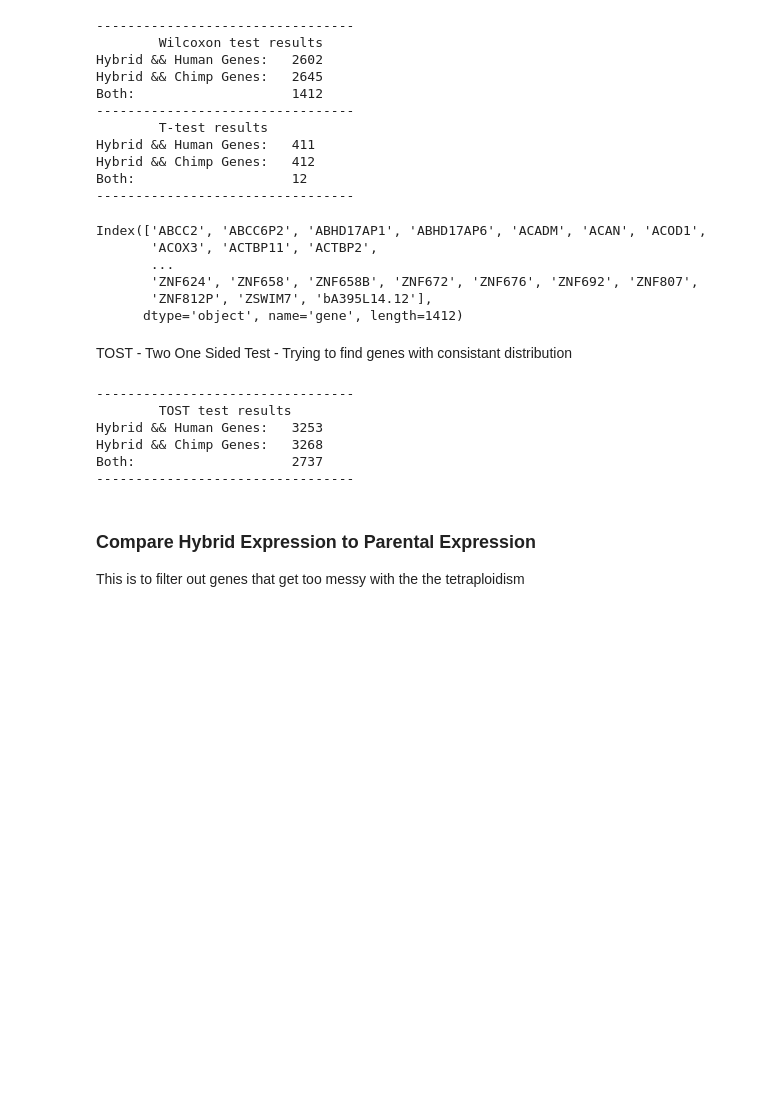
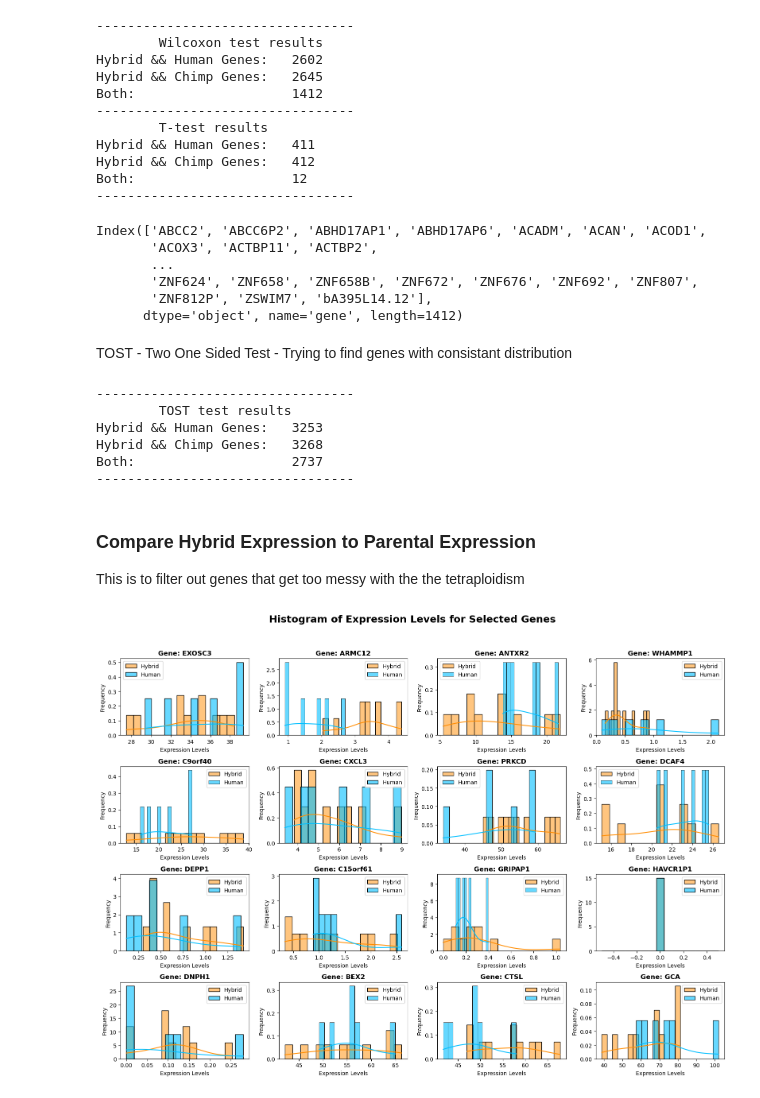
Before and after one commit to matanyaw9/iml_project, a Jupyter notebook: part_3.ipynb, the cells around one changed output. Saved outputs shown, nothing was run; the diff lists cells and outputs as text; code cells hidden in the pictures; blank space fills up the shorter version.

Commit message:
moved histograms

```diff
--- a/part_3.ipynb
+++ b/part_3.ipynb
@@ -193,8 +187,8 @@ high_p_values_ttest = np.logical_and(p_values.loc[:, 'p_val_ttest_hybrid_human']
 print("Both:\t\t\t", high_p_values_ttest.sum())
 print('---------------------------------')
 
-genes_that_we_will_test = normalized_df.index[high_p_values_wilcoxon]
-genes_that_we_will_test
+wilcoxon_equivalent_genes = normalized_df.index[high_p_values_wilcoxon]
+wilcoxon_equivalent_genes
 # %% [output]
 ---------------------------------
         Wilcoxon test results
@@ -236,7 +230,7 @@ def tost_test(gene, epsilon):
     }
 
 
-tost_p_values = pd.DataFrame(index=genes_that_we_will_test, columns=['lower_bound_p_val_hybrid_human',
+tost_p_values = pd.DataFrame(index=wilcoxon_equivalent_genes, columns=['lower_bound_p_val_hybrid_human',
                                                                     'upper_bound_p_val_hybrid_human',
                                                                     'lower_bound_p_val_hybrid_chimp',
                                                                     'upper_bound_p_val_hybrid_chimp'
@@ -244,14 +238,15 @@ tost_p_values = pd.DataFrame(index=genes_that_we_will_test, columns=['lower_boun
 for gene in normalized_df.index:
     tost_p_values.loc[gene] = tost_test(gene, epsilon=0.5)
 # %%
-human_hybrid_equivalence = np.maximum(tost_p_values['lower_bound_p_val_hybrid_human'], tost_p_values['upper_bound_p_val_hybrid_human']) < 0.05
-chimp_hybrid_equivalence = np.maximum(tost_p_values['lower_bound_p_val_hybrid_chimp'], tost_p_values['upper_bound_p_val_hybrid_chimp']) < 0.05
+human_hybrid_tost_equivalence = np.maximum(tost_p_values['lower_bound_p_val_hybrid_human'], tost_p_values['upper_bound_p_val_hybrid_human']) < 0.05
+chimp_hybrid_tost_equivalence = np.maximum(tost_p_values['lower_bound_p_val_hybrid_chimp'], tost_p_values['upper_bound_p_val_hybrid_chimp']) < 0.05
 
 print('---------------------------------')
 print('\tTOST test results')
-print("Hybrid && Human Genes:\t", human_hybrid_equivalence.sum())
-print("Hybrid && Chimp Genes:\t", chimp_hybrid_equivalence.sum())
-print('Both:\t\t\t', np.logical_and(human_hybrid_equivalence, chimp_hybrid_equivalence).sum())
+print("Hybrid && Human Genes:\t", human_hybrid_tost_equivalence.sum())
+print("Hybrid && Chimp Genes:\t", chimp_hybrid_tost_equivalence.sum())
+tost_equivalent_genes = normalized_df.index[np.logical_and(human_hybrid_tost_equivalence, chimp_hybrid_tost_equivalence)]
+print('Both:\t\t\t', tost_equivalent_genes.shape[0])
 print('---------------------------------')
 # %% [output]
 ---------------------------------
@@ -264,28 +259,47 @@ Both:                    2737
 ### Compare Hybrid Expression to Parental Expression
 This is to filter out genes that get too messy with the the tetraploidism
 # %%
-np.random.seed(0)
-SAMPLE_AMOUNT = 20
-selected_genes = normalized_df.sample(SAMPLE_AMOUNT, axis=GENE_AXIS).index
+# Set random seed for reproducibility
+np.random.seed(1099)
 
+SAMPLE_AMOUNT = 16
+selected_genes = np.random.choice(tost_equivalent_genes, min(SAMPLE_AMOUNT, len(tost_equivalent_genes)), replace=False)
+
+# Define colors
 hybrid_h = 'darkorange'
-parental_h = 'cyan'
+parental_h = 'deepskyblue'
 
+# Create subplots
+fig, axes = plt.subplots(nrows=4, ncols=4, figsize=(16, 12))
+fig.suptitle('Histogram of Expression Levels for Selected Genes', fontsize=18, fontweight='bold')
+axes = axes.flatten()
 
-fig, axes = plt.subplots(nrows=5, ncols=4, figsize=(15, 10))
-fig.suptitle('Histogram of expression levels for selected genes', fontsize=16, fontweight='bold')
-axes = axes.flatten()
+# Plot histograms for each gene
 for i, gene in enumerate(selected_genes):
     ax = axes[i]
+
+    # Extract expression values
     df_hybrid_h_ipsc = normalized_df.loc[gene, intersect([IPSC, HYBRIDS_SAMPLES, REF_COUNT])]
     df_human_h_ipsc = normalized_df.loc[gene, intersect([IPSC, HUMAN_SAMPLES, REF_COUNT])]
 
-    ax.hist(df_hybrid_h_ipsc, bins=10, alpha=0.3, label='Hybrid', color=hybrid_h, density=True)
-    ax.hist(df_human_h_ipsc, bins=10, alpha=0.4, label='Human', color=parental_h, density=True)
-    ax.set_xlabel('Expression levels')
+    # Plot using seaborn histplot for better visualization
+    sns.histplot(df_hybrid_h_ipsc, bins=15, kde=True, alpha=0.5, color=hybrid_h, label='Hybrid', ax=ax, stat="density")
+    sns.histplot(df_human_h_ipsc, bins=15, kde=True, alpha=0.6, color=parental_h, label='Human', ax=ax, stat="density")
+
+    ax.set_xlabel('Expression Levels')
     ax.set_ylabel('Frequency')
-    ax.set_title(f'Gene {gene}')
-    # ax.legend(loc='upper right')
-fig.legend(["Hybrid", "Human"], loc='upper right', fontsize='12', frameon=True, )
+    ax.set_title(f'Gene: {gene}', fontsize=12, fontweight='bold')
+
+    ax.legend()
+
+# Hide empty subplots (if less than 20 genes)
+for j in range(i+1, len(axes)):
+    fig.delaxes(axes[j])
+
+# Adjust layout
 fig.tight_layout(rect=[0, 0, 1, 0.95])
+
+# Show the plot
 plt.show()
+# %% [output]
+[figure, added]
```
Also changed, not shown: parts of 2 cells of this notebook.
